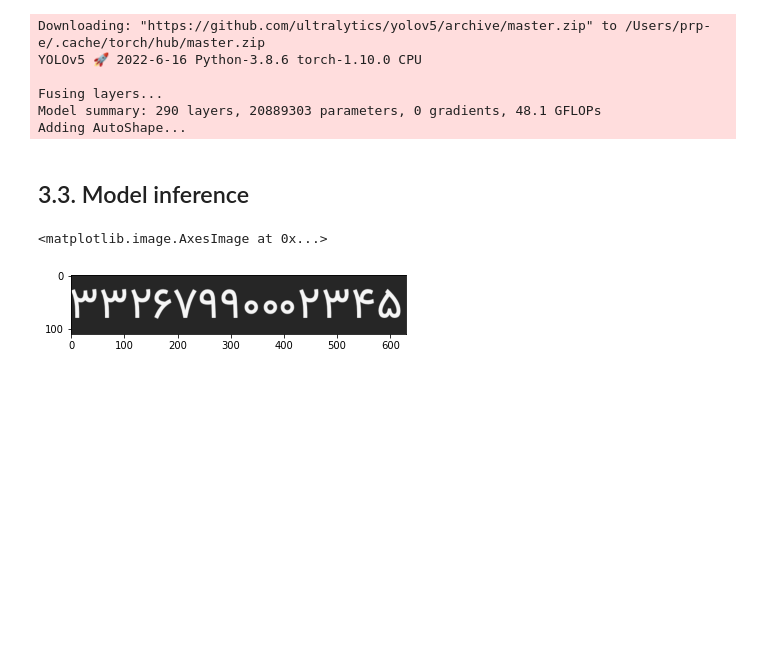
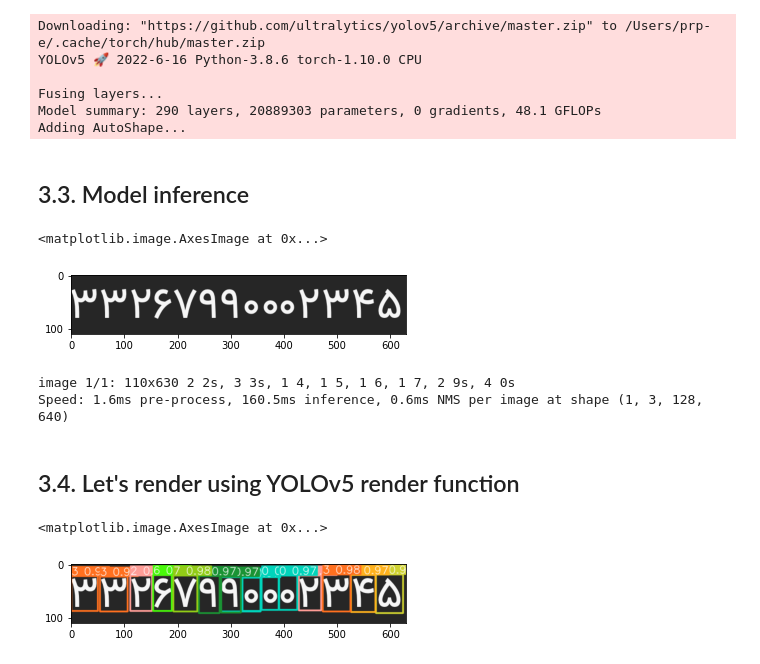
Before and after one commit to prp-e/persian_ocr_project, a Jupyter notebook: number_recognition/Number Recognition.ipynb, the cells around one changed output. Drawn from its saved outputs; the diff is of its cells as text; code cells hidden in the pictures; blank space fills up the shorter version.

Commit message:
Inference process successful

```diff
--- a/number_recognition/Number Recognition.ipynb
+++ b/number_recognition/Number Recognition.ipynb
@@ -153,3 +153,18 @@ plt.imshow(image)
 # %% [output]
 <matplotlib.image.AxesImage at 0x...>
 [figure]
+# %%
+result = model(image.copy())
+result.print()
+# %% [output]
+image 1/1: 110x630 2 2s, 3 3s, 1 4, 1 5, 1 6, 1 7, 2 9s, 4 0s
+Speed: 1.6ms pre-process, 160.5ms inference, 0.6ms NMS per image at shape (1, 3, 128, 640)
+# %% [markdown]
+## 3.4. Let's render using YOLOv5 render function
+# %%
+%matplotlib inline
+
+plt.imshow(np.squeeze(result.render()))
+# %% [output]
+<matplotlib.image.AxesImage at 0x...>
+[figure, added]
```
